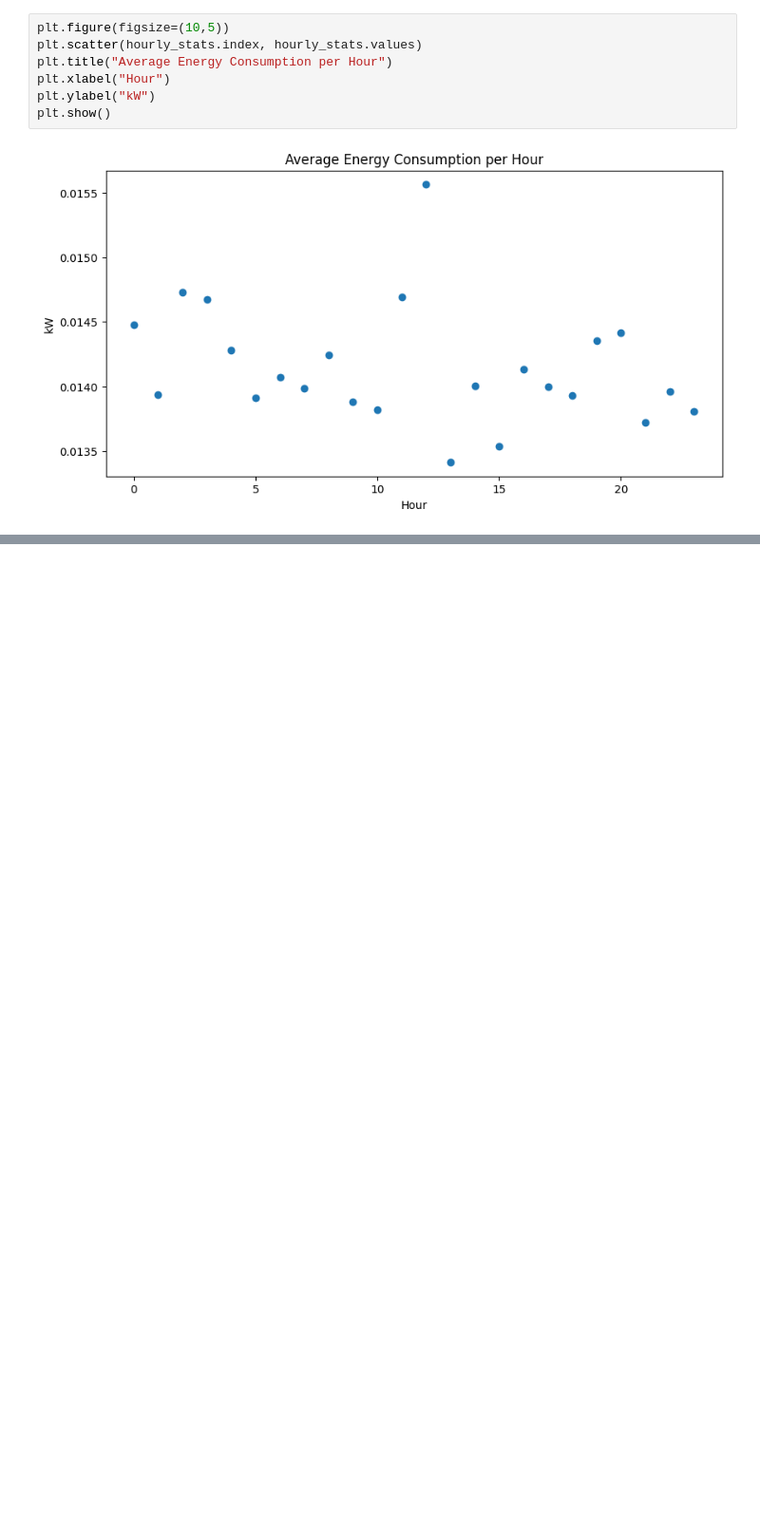
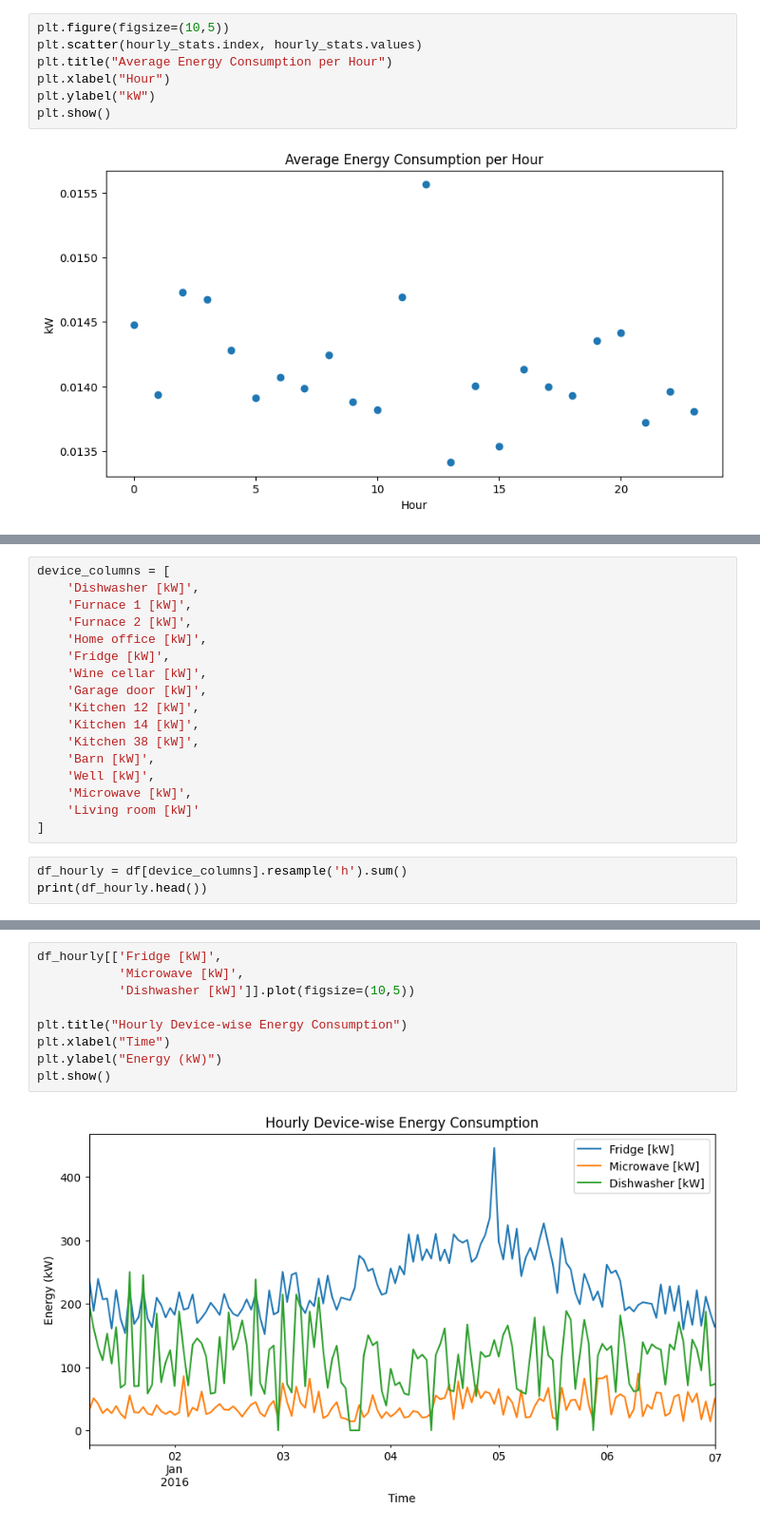
Before and after one commit to mailech/SmartEnergy-Consumption, a Jupyter notebook: Data.ipynb, the cells around one changed output, grey strips where cells are left out. Shown at 95% size. Cells and saved outputs as stored; diff of their text form; blank space fills up the shorter version.

```diff
--- a/Data.ipynb
+++ b/Data.ipynb
@@ -297,0 +327,20 @@ plt.show()
+# %%
+device_columns = [
+    'Dishwasher [kW]',
+    'Furnace 1 [kW]',
+    'Furnace 2 [kW]',
+    'Home office [kW]',
+    'Fridge [kW]',
+    'Wine cellar [kW]',
+    'Garage door [kW]',
+    'Kitchen 12 [kW]',
+    'Kitchen 14 [kW]',
+    'Kitchen 38 [kW]',
+    'Barn [kW]',
+    'Well [kW]',
+    'Microwave [kW]',
+    'Living room [kW]'
+]
+# %%
+df_hourly = df[device_columns].resample('h').sum()
+print(df_hourly.head())
@@ -297,0 +365,11 @@ plt.show()
+# %%
+df_hourly[['Fridge [kW]',
+           'Microwave [kW]',
+           'Dishwasher [kW]']].plot(figsize=(10,5))
+
+plt.title("Hourly Device-wise Energy Consumption")
+plt.xlabel("Time")
+plt.ylabel("Energy (kW)")
+plt.show()
+# %% [output]
+[figure, added]
```
Also changed, not shown: parts of 8 cells of this notebook, 2 other files.
